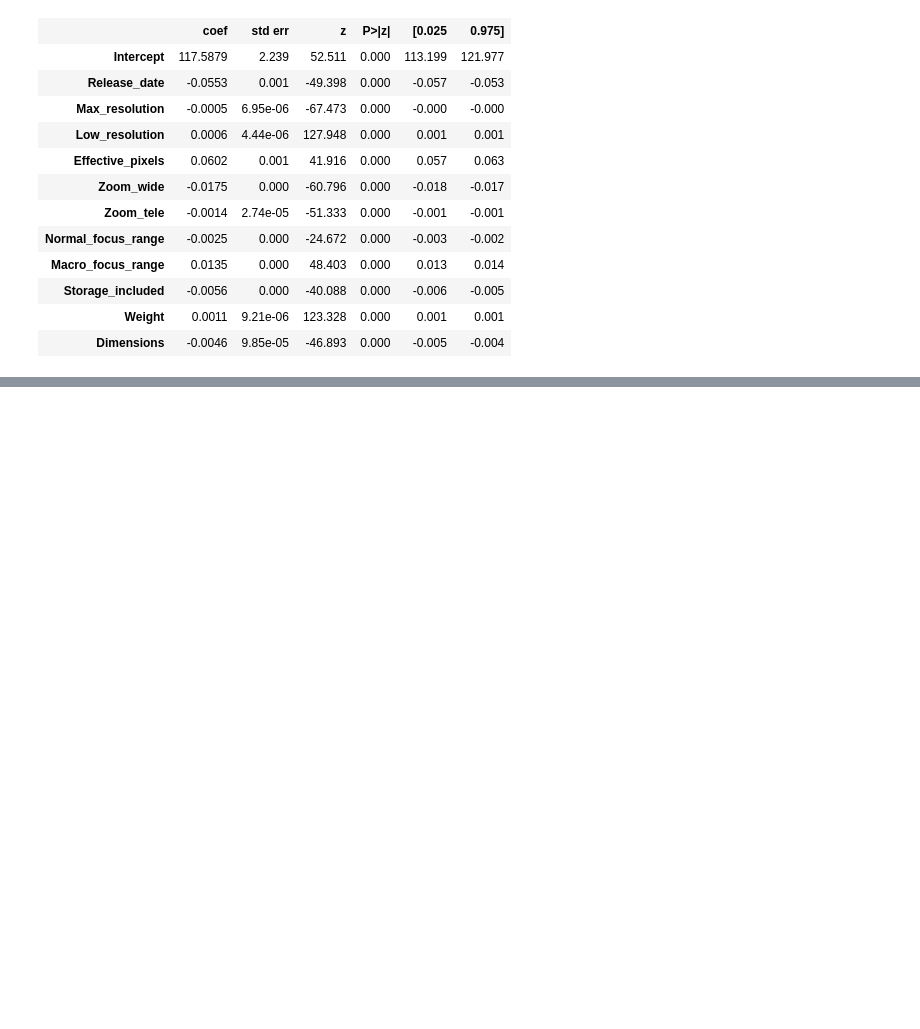
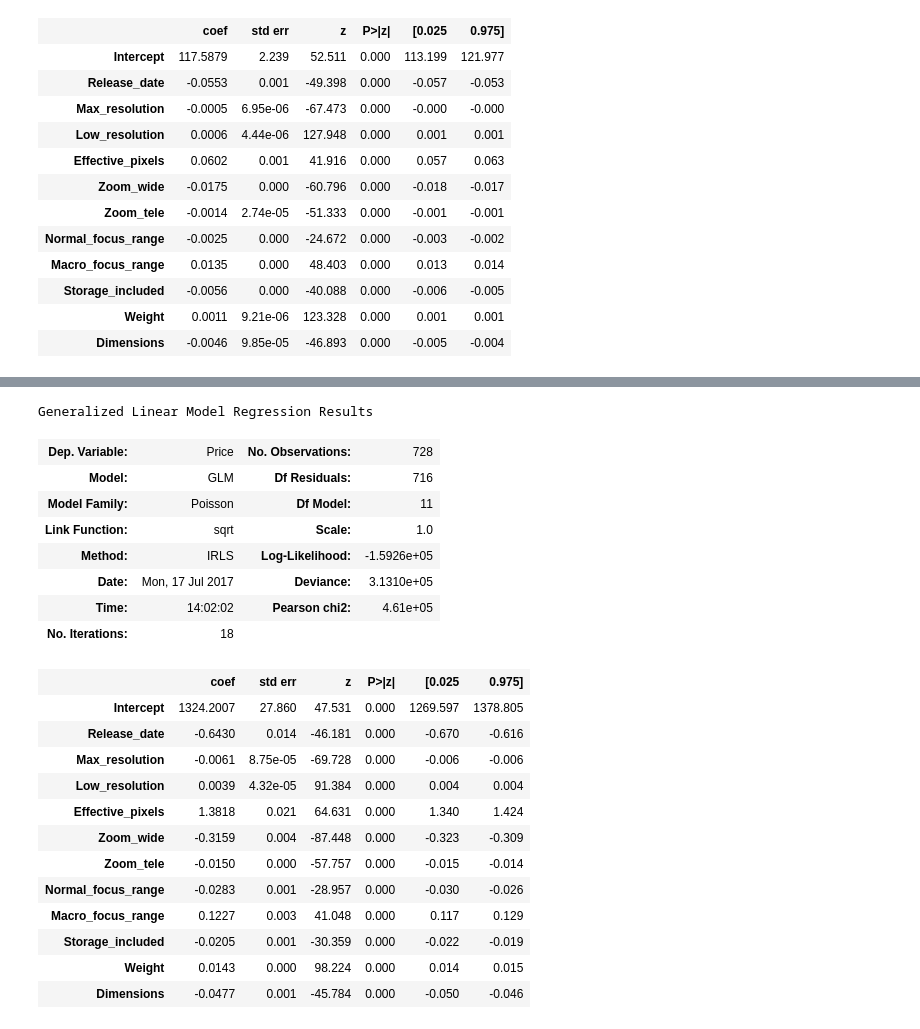
Before and after one commit to mainak24/Regression-2, a Jupyter notebook: Linear_1_camera.ipynb, the cells around one changed output, grey strips where cells are left out. Drawn from its saved outputs; the diff is of its cells as text; code cells hidden in the pictures; blank space fills up the shorter version.

```diff
--- a/Linear_1_camera.ipynb
+++ b/Linear_1_camera.ipynb
@@ -581,0 +942,27 @@ Generalized Linear Model Regression Results
+# %%
+formula = 'Price ~ Release_date + Max_resolution + Low_resolution + Effective_pixels + Zoom_wide + Zoom_tele + Normal_focus_range + Macro_focus_range + Storage_included + Weight + Dimensions'
+mod1 = smf.glm(formula=formula, data=ddf, family=sm.families.Poisson(sm.families.links.sqrt)).fit()
+mod1.summary()
+# %% [output]
+Generalized Linear Model Regression Results
+| Dep. Variable: | Price | No. Observations: | 728 |
+| Model: | GLM | Df Residuals: | 716 |
+| Model Family: | Poisson | Df Model: | 11 |
+| Link Function: | sqrt | Scale: | 1.0 |
+| Method: | IRLS | Log-Likelihood: | -1.5926e+05 |
+| Date: | Mon, 17 Jul 2017 | Deviance: | 3.1310e+05 |
+| Time: | 14:02:02 | Pearson chi2: | 4.61e+05 |
+| No. Iterations: | 18 |  |  |
+|  | coef | std err | z | P>|z| | [0.025 | 0.975] |
+| Intercept | 1324.2007 | 27.860 | 47.531 | 0.000 | 1269.597 | 1378.805 |
+| Release_date | -0.6430 | 0.014 | -46.181 | 0.000 | -0.670 | -0.616 |
+| Max_resolution | -0.0061 | 8.75e-05 | -69.728 | 0.000 | -0.006 | -0.006 |
+| Low_resolution | 0.0039 | 4.32e-05 | 91.384 | 0.000 | 0.004 | 0.004 |
+| Effective_pixels | 1.3818 | 0.021 | 64.631 | 0.000 | 1.340 | 1.424 |
+| Zoom_wide | -0.3159 | 0.004 | -87.448 | 0.000 | -0.323 | -0.309 |
+| Zoom_tele | -0.0150 | 0.000 | -57.757 | 0.000 | -0.015 | -0.014 |
+| Normal_focus_range | -0.0283 | 0.001 | -28.957 | 0.000 | -0.030 | -0.026 |
+| Macro_focus_range | 0.1227 | 0.003 | 41.048 | 0.000 | 0.117 | 0.129 |
+| Storage_included | -0.0205 | 0.001 | -30.359 | 0.000 | -0.022 | -0.019 |
+| Weight | 0.0143 | 0.000 | 98.224 | 0.000 | 0.014 | 0.015 |
+| Dimensions | -0.0477 | 0.001 | -45.784 | 0.000 | -0.050 | -0.046 |
```
Also changed, not shown: parts of 27 cells of this notebook.
